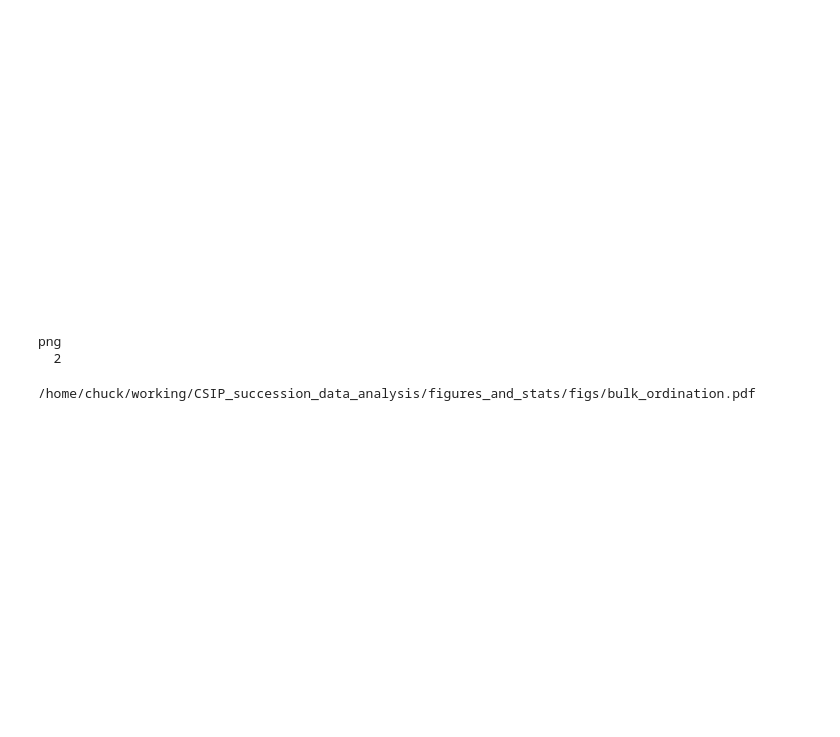
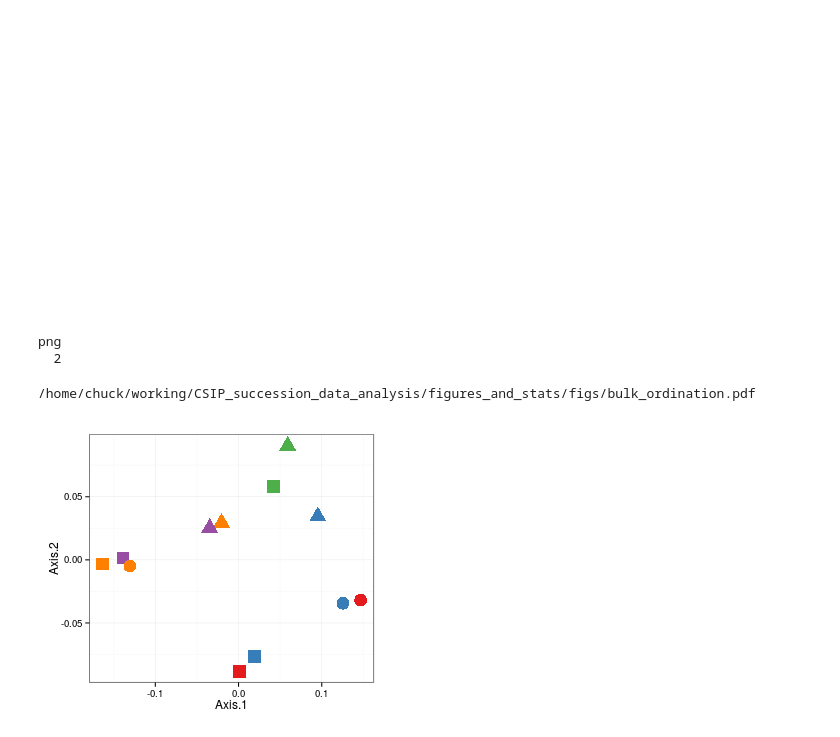
Before and after one commit to chuckpr/CSIP_succession_data_analysis, a Jupyter notebook: figures_and_stats/bulk_ordination.ipynb, the cells around one changed output. Drawn from its saved outputs; the diff is of its cells as text; code cells hidden in the pictures; blank space fills up the shorter version.

```diff
--- a/figures_and_stats/bulk_ordination.ipynb
+++ b/figures_and_stats/bulk_ordination.ipynb
@@ -128,3 +155,21 @@ png
 FileLink("figs/bulk_ordination.pdf")
 # %% [output]
 /home/chuck/working/CSIP_succession_data_analysis/figures_and_stats/figs/bulk_ordination.pdf
+# %%
+%%R
+pcoa.bulk = ordinate(physeq.PS.bulk,
+                     method = "PCoA",
+                     distance = wunif.bulk)
+# %%
+%%R -w 350 -h 300
+df.bulk = plot_ordination(physeq.PS.bulk, pcoa.bulk, justDF = TRUE)
+
+p = ggplot(df.bulk, aes(x = Axis.1, y = Axis.2, color = factor(Day), shape = Treatment))
+p = p + geom_point(size = 6)
+p = p + scale_color_manual(values=getPalette(5))
+p = p + theme_bw()
+p = p + theme(legend.position = "none")
+
+p
+# %% [output]
+[figure, added]
```
Also changed, not shown: parts of 16 cells of this notebook.
